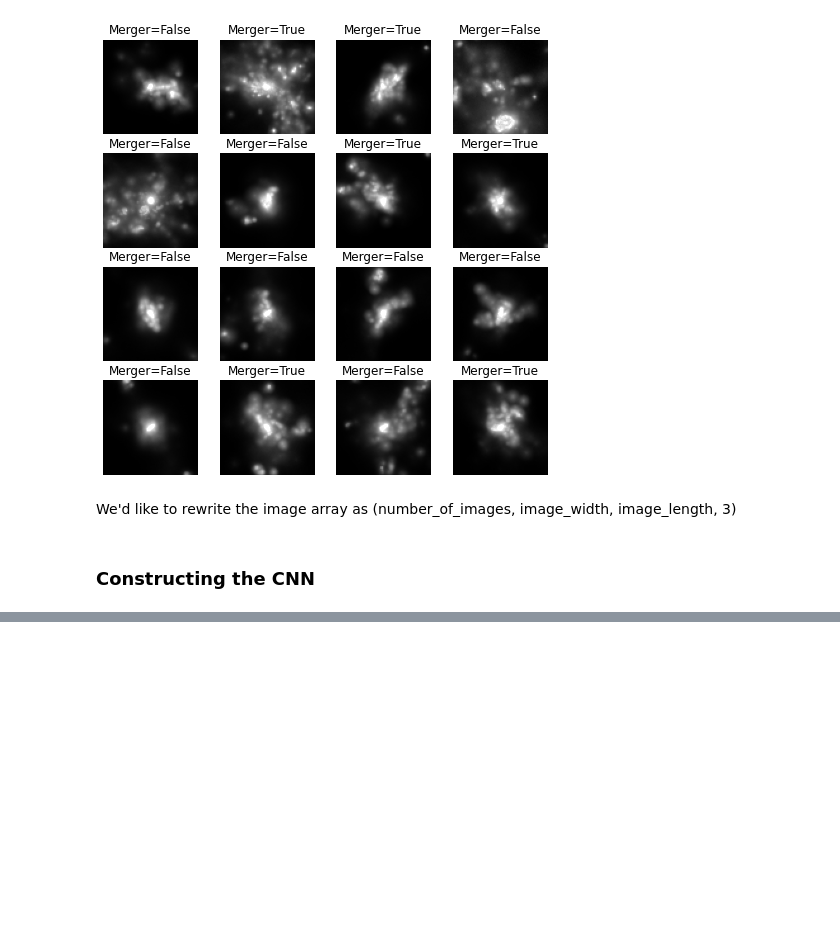
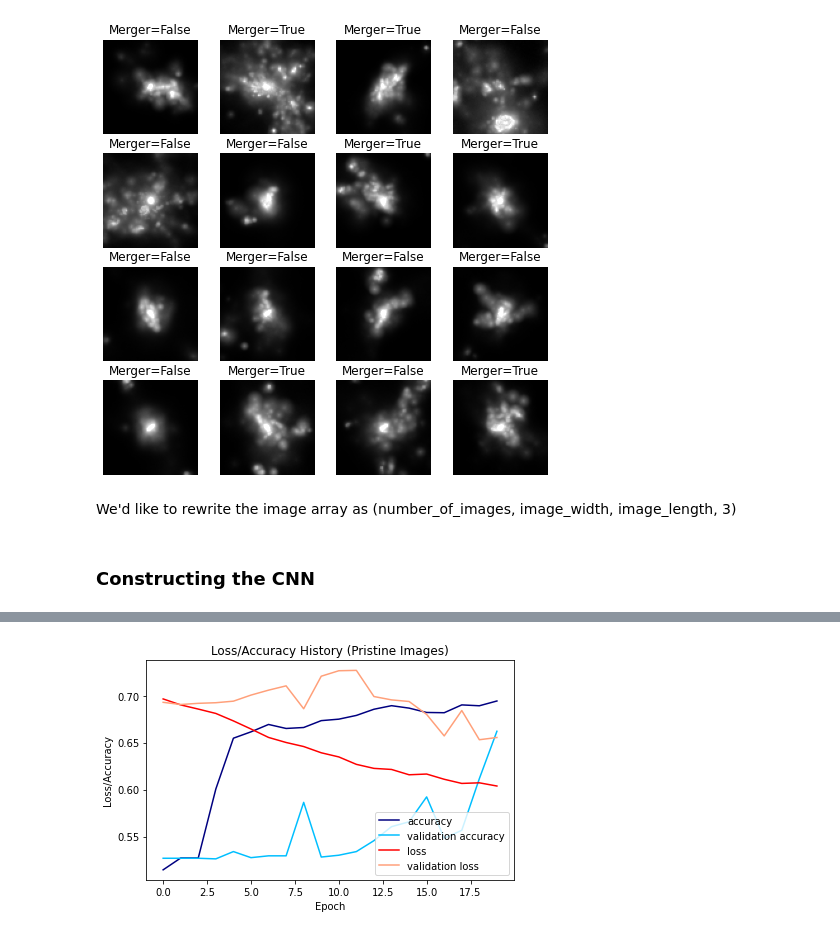
Before and after one commit to haricash/deep-learning-projects, a Jupyter notebook: galaxy_merger_cnn.ipynb, the cells around one changed output, grey strips where cells are left out. Cells and saved outputs as stored; diff of their text form; code cells hidden in the pictures; blank space fills up the shorter version.

```diff
--- a/galaxy_merger_cnn.ipynb
+++ b/galaxy_merger_cnn.ipynb
@@ -142,0 +196,7 @@ class ConvNet(nn.Module):
+# %%
+# Compile Model
+optimizer = 'adam'
+fit_metrics = ['accuracy']
+loss = 'binary_crossentropy'
+cnn.compile(loss=loss, optimizer=optimizer, metrics=fit_metrics)
+cnn.summary()
@@ -142,0 +221,12 @@ class ConvNet(nn.Module):
+# %%
+nb_epoch = 20
+batch_size = 128
+shuffle = True
+
+# Train
+history = cnn.fit(X_train, y_train,
+                  batch_size=batch_size,
+                  epochs=nb_epoch,
+                  validation_data=(X_valid, y_valid),
+                  shuffle=shuffle,
+                  verbose=True)
@@ -142,0 +251,29 @@ class ConvNet(nn.Module):
+# %%
+# plotting from history
+
+loss = history.history['loss']
+val_loss = history.history['val_loss']
+acc = history.history['accuracy']
+val_acc = history.history['val_accuracy']
+
+epochs = list(range(len(loss)))
+
+figsize = (6, 4)
+fig, axis1 = plt.subplots(figsize=figsize)
+plot1_lacc = axis1.plot(epochs, acc, 'navy', label='accuracy')
+plot1_val_lacc = axis1.plot(epochs, val_acc, 'deepskyblue', label="validation accuracy")
+
+plot1_loss = axis1.plot(epochs, loss, 'red', label='loss')
+plot1_val_loss = axis1.plot(epochs, val_loss, 'lightsalmon', label="validation loss")
+
+
+plots = plot1_loss + plot1_val_loss
+labs = [plot.get_label() for plot in plots]
+axis1.set_xlabel('Epoch')
+axis1.set_ylabel('Loss/Accuracy')
+plt.title("Loss/Accuracy History (Pristine Images)")
+plt.tight_layout()
+axis1.legend(loc='lower right')
+plt.show()
+# %% [output]
+[figure, added]
```
Also changed, not shown: parts of 12 cells of this notebook.
